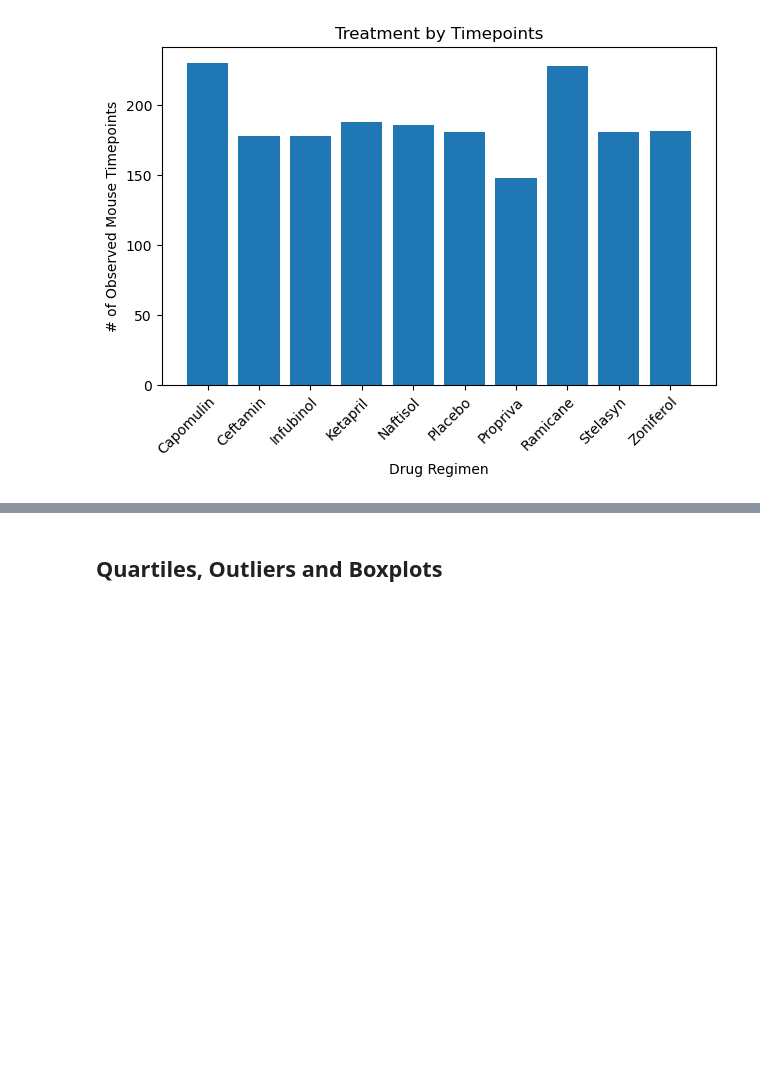
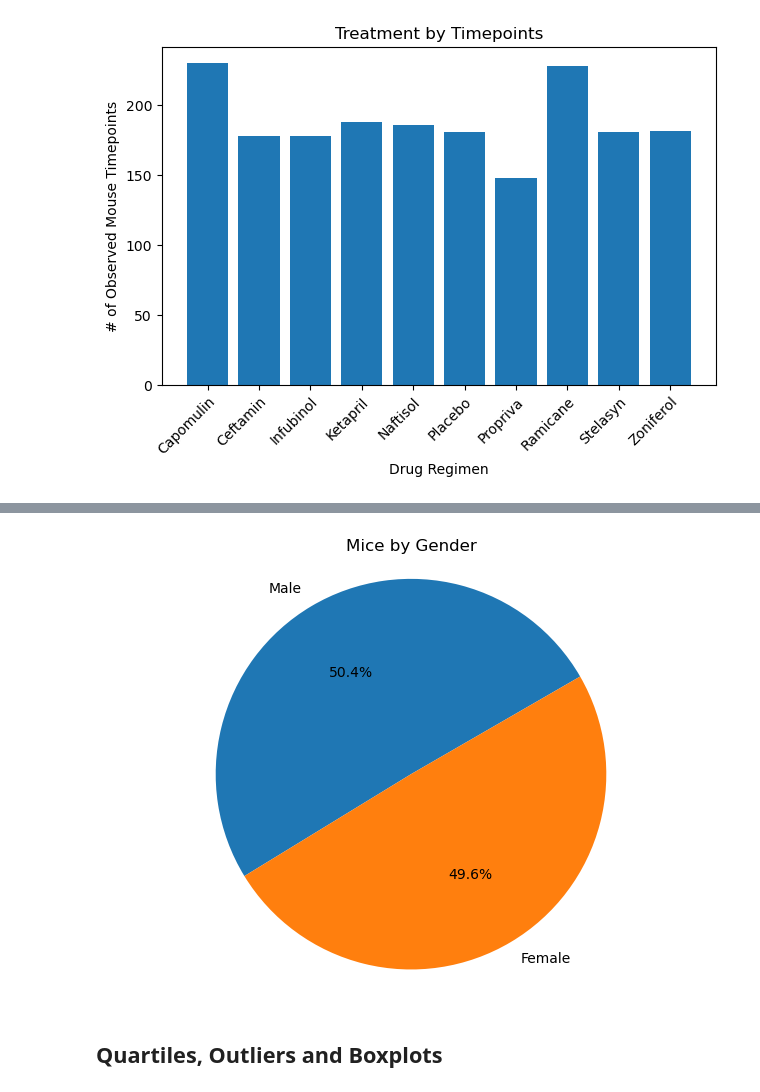
Before and after one commit to byTravis/Module5_Visualization-Challenge, a Jupyter notebook: pymaceuticals_TravisCook.ipynb, the cells around one changed output, grey strips where cells are left out. Drawn from its saved outputs; the diff is of its cells as text; code cells hidden in the pictures; blank space fills up the shorter version.

```diff
--- a/pymaceuticals_TravisCook.ipynb
+++ b/pymaceuticals_TravisCook.ipynb
@@ -204,3 +197,23 @@ plt.show()
+# %%
+# Generate a pie plot showing the distribution of female versus male mice using pyplot
+
+#Use mouse_gender_counts dataframe generated above to create pie chart
+mouse_gender_counts = mouse_gender_counts.reset_index()
+
+# Create Mice by Gender pie chart
+plt.pie(mouse_gender_counts["count"], labels=mouse_gender_counts["Sex"], autopct="%1.1f%%", startangle=30)
+
+# Format Chart
+plt.title("Mice by Gender")
+plt.axis("equal")
+plt.tight_layout()
+
+# Save Image
+plt.savefig("images/Mice_by_Gender.png")
+
+plt.show()
+# %% [output]
+[figure, added]
 # %% [markdown]
 ## Quartiles, Outliers and Boxplots
 # %%
```
Also changed, not shown: parts of 7 cells of this notebook, 2 other files.
